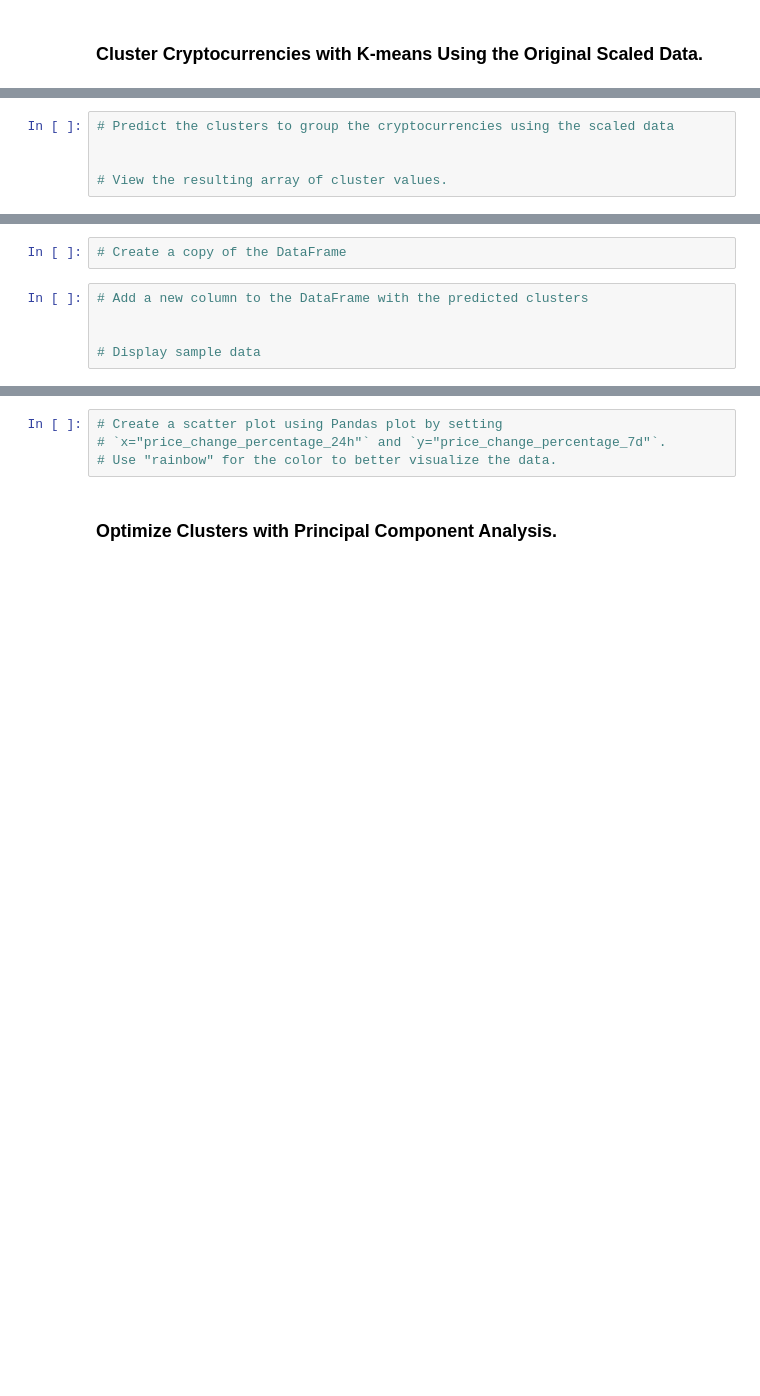
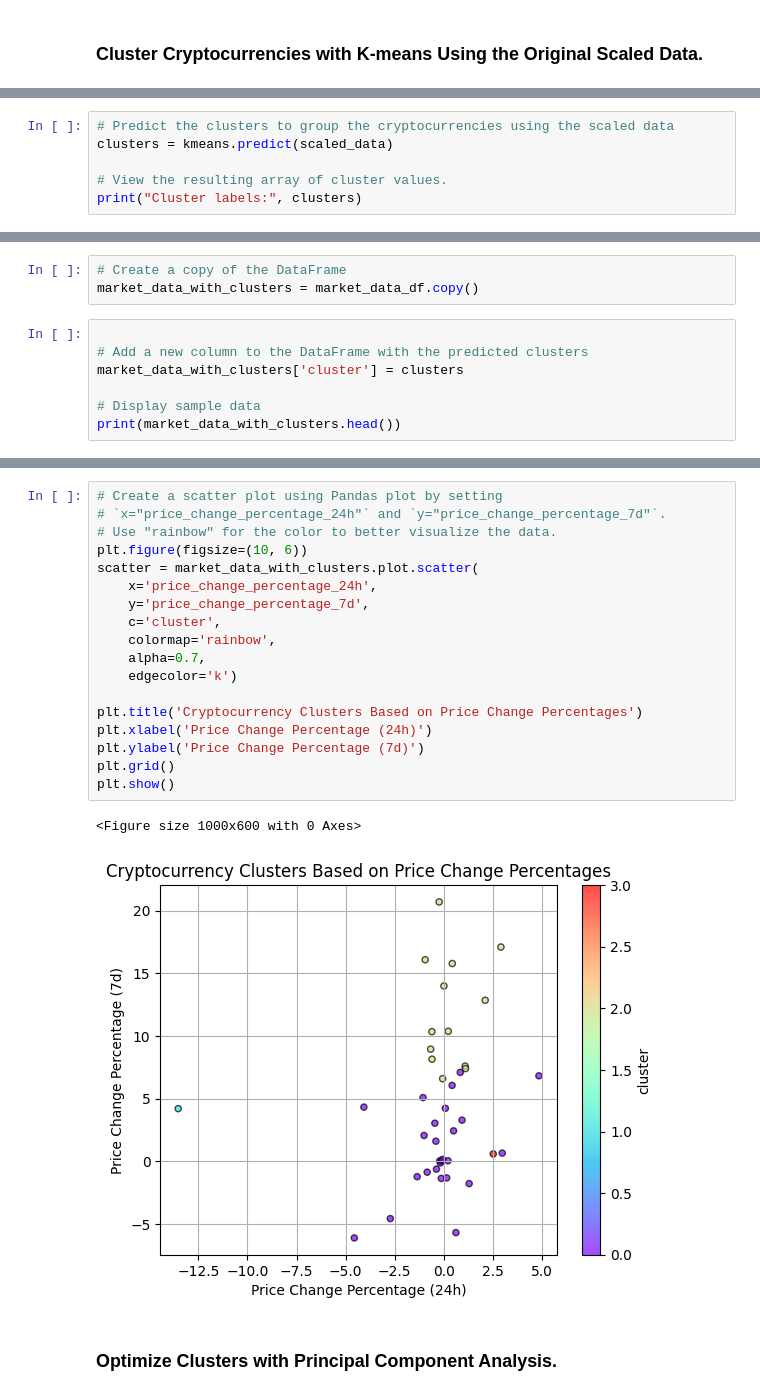
Before and after one commit to RogerNavA13/CryptoClustering, a Jupyter notebook: Starter_Code/Crypto_Clustering.ipynb, the cells around one changed output, grey strips where cells are left out. Saved outputs shown, nothing was run; the diff lists cells and outputs as text; blank space fills up the shorter version.

```diff
--- a/Starter_Code/Crypto_Clustering.ipynb
+++ b/Starter_Code/Crypto_Clustering.ipynb
@@ -131,5 +144,6 @@ plt.show()
 # %%
 # Predict the clusters to group the cryptocurrencies using the scaled data
-
+clusters = kmeans.predict(scaled_data)
 
 # View the resulting array of cluster values.
+print("Cluster labels:", clusters)
@@ -136,8 +153,11 @@ plt.show()
 # %%
 # Create a copy of the DataFrame
+market_data_with_clusters = market_data_df.copy()
 # %%
+
 # Add a new column to the DataFrame with the predicted clusters
-
+market_data_with_clusters['cluster'] = clusters
 
 # Display sample data
+print(market_data_with_clusters.head())
 # %% [output]
@@ -151,7 +181,24 @@ plt.show()
 # %%
 # Create a scatter plot using Pandas plot by setting
 # `x="price_change_percentage_24h"` and `y="price_change_percentage_7d"`.
 # Use "rainbow" for the color to better visualize the data.
+plt.figure(figsize=(10, 6))
+scatter = market_data_with_clusters.plot.scatter(
+    x='price_change_percentage_24h',
+    y='price_change_percentage_7d',
+    c='cluster',
+    colormap='rainbow',
+    alpha=0.7,
+    edgecolor='k')
+
+plt.title('Cryptocurrency Clusters Based on Price Change Percentages')
+plt.xlabel('Price Change Percentage (24h)')
+plt.ylabel('Price Change Percentage (7d)')
+plt.grid()
+plt.show()
+# %% [output]
+<Figure size 1000x600 with 0 Axes>
+[figure, added]
 # %% [markdown]
 ### Optimize Clusters with Principal Component Analysis.
 # %%
```
Also changed, not shown: parts of 19 cells of this notebook, 1 other file.
